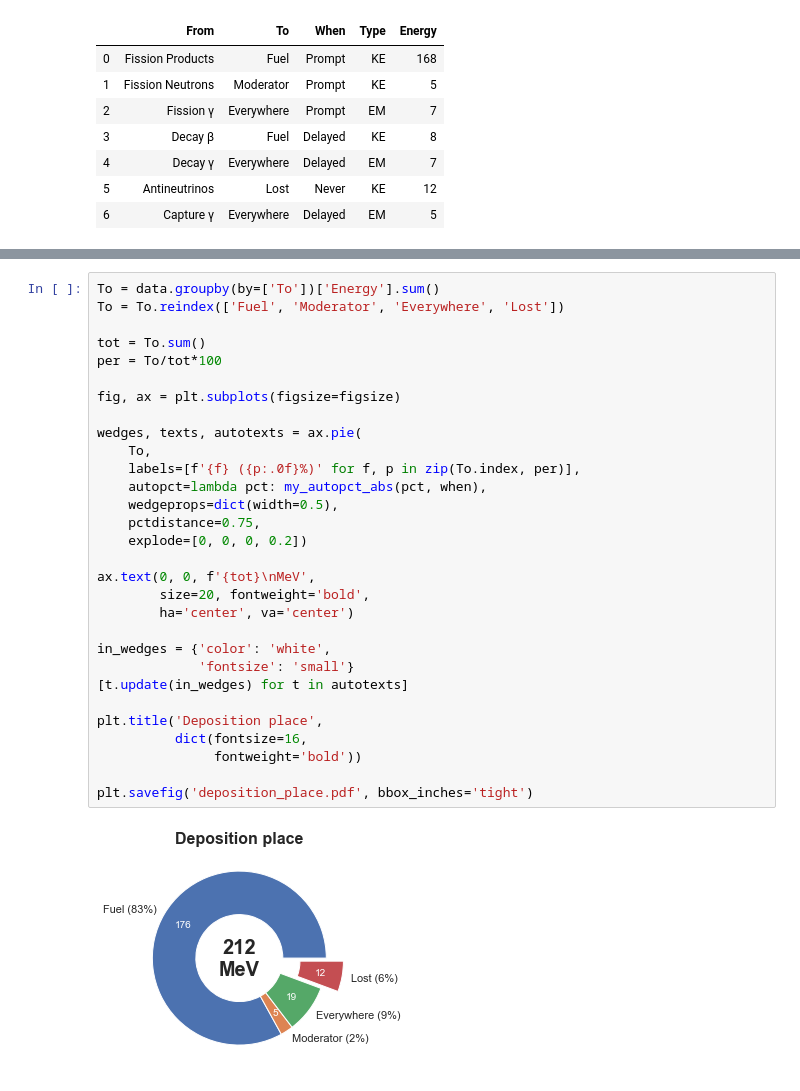
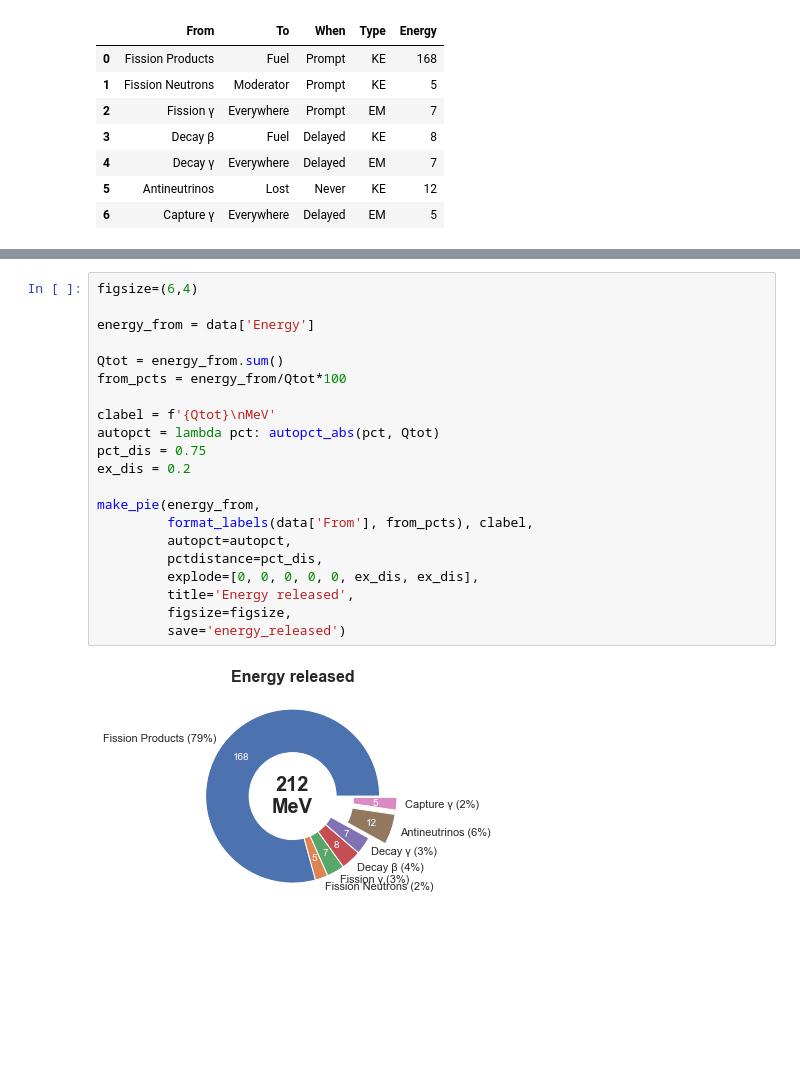
Before and after one commit to deOliveira-R/course_reactor_physics, a Jupyter notebook: energy_release/energy_release.ipynb, the cells around one changed output, grey strips where cells are left out. Saved outputs shown, nothing was run; the diff lists cells and outputs as text; blank space fills up the shorter version.

```diff
--- a/energy_release/energy_release.ipynb
+++ b/energy_release/energy_release.ipynb
@@ -267,32 +234,23 @@ plt.savefig('deposition_timing.pdf', bbox_inches='tight')
-# %%
-To = data.groupby(by=['To'])['Energy'].sum()
-To = To.reindex(['Fuel', 'Moderator', 'Everywhere', 'Lost'])
-
-tot = To.sum()
-per = To/tot*100
-
-fig, ax = plt.subplots(figsize=figsize)
-
-wedges, texts, autotexts = ax.pie(
-    To,
-    labels=[f'{f} ({p:.0f}%)' for f, p in zip(To.index, per)],
-    autopct=lambda pct: my_autopct_abs(pct, when),
-    wedgeprops=dict(width=0.5),
-    pctdistance=0.75,
-    explode=[0, 0, 0, 0.2])
-
-ax.text(0, 0, f'{tot}\nMeV',
-        size=20, fontweight='bold',
-        ha='center', va='center')
-
-in_wedges = {'color': 'white',
-             'fontsize': 'small'}
-[t.update(in_wedges) for t in autotexts]
-
-plt.title('Deposition place',
-          dict(fontsize=16,
-               fontweight='bold'))
-
-plt.savefig('deposition_place.pdf', bbox_inches='tight')
-# %% [output]
-[figure, removed]
+# %%
+figsize=(6,4)
+
+energy_from = data['Energy']
+
+Qtot = energy_from.sum()
+from_pcts = energy_from/Qtot*100
+
+clabel = f'{Qtot}\nMeV'
+autopct = lambda pct: autopct_abs(pct, Qtot)
+pct_dis = 0.75
+ex_dis = 0.2
+
+make_pie(energy_from,
+         format_labels(data['From'], from_pcts), clabel,
+         autopct=autopct,
+         pctdistance=pct_dis,
+         explode=[0, 0, 0, 0, 0, ex_dis, ex_dis],
+         title='Energy released',
+         figsize=figsize,
+         save='energy_released')
+# %% [output]
+[figure, added]
```
Also changed, not shown: parts of 5 cells of this notebook, 19 other files.
